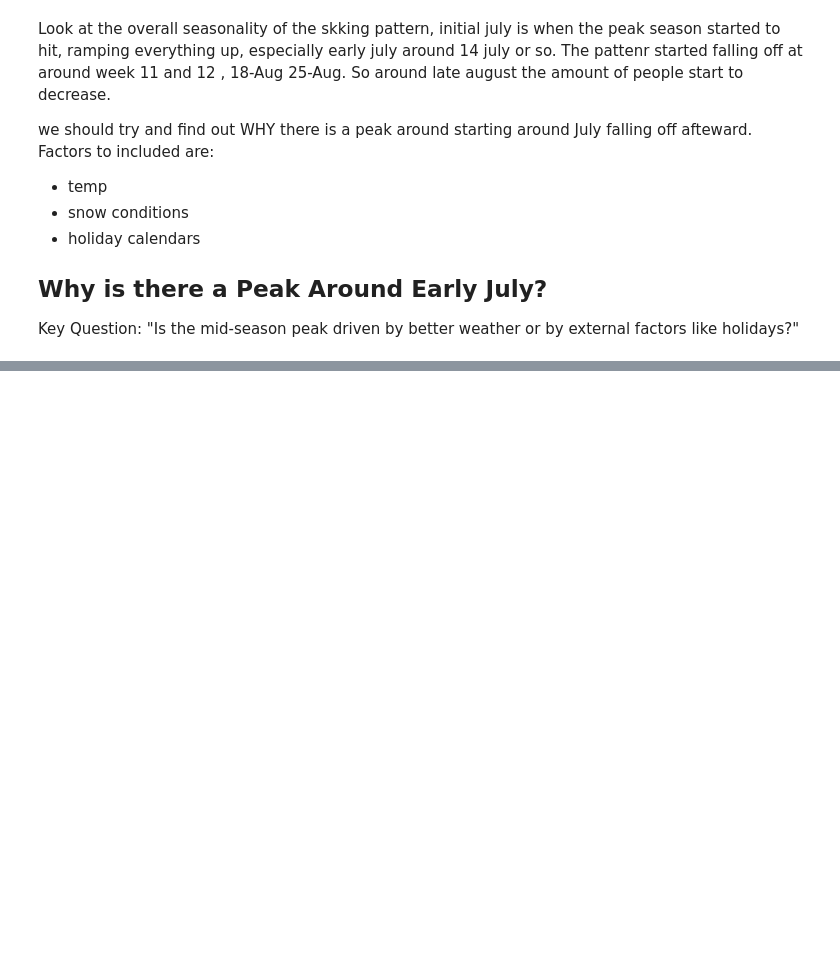
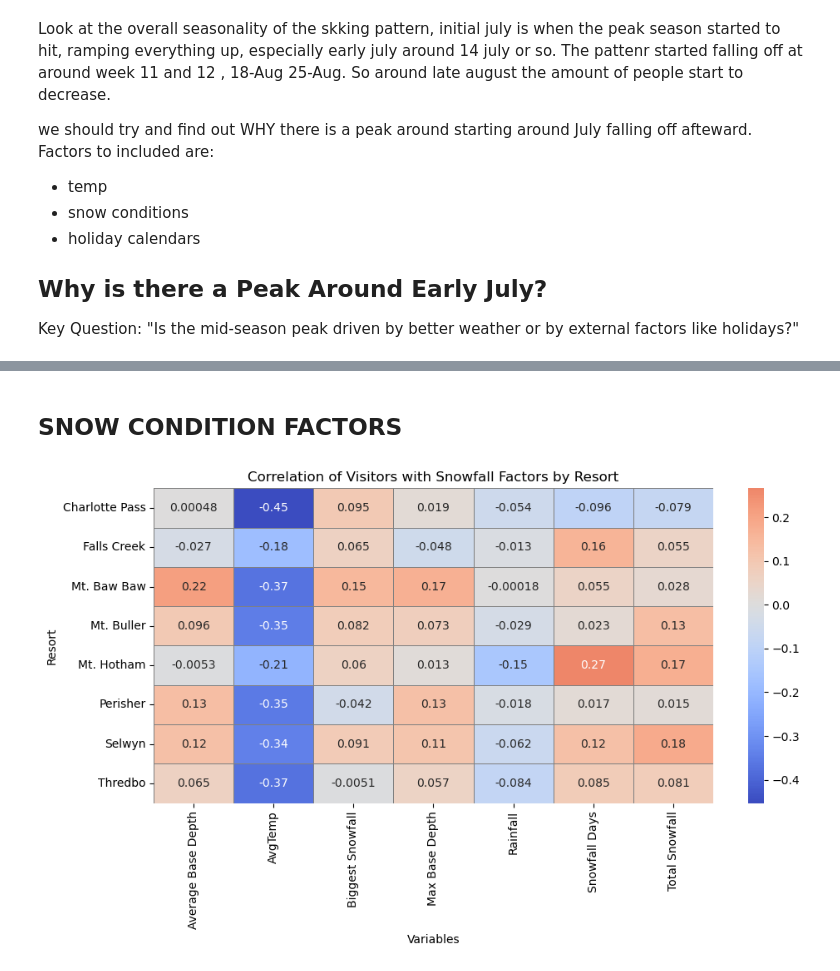
Before and after one commit to vathana-khun/inter-uni-datathon, a Jupyter notebook: visitor_analysis.ipynb, the cells around one changed output, grey strips where cells are left out. Cells and saved outputs as stored; diff of their text form; code cells hidden in the pictures; blank space fills up the shorter version.

```diff
--- a/visitor_analysis.ipynb
+++ b/visitor_analysis.ipynb
@@ -169 +228,64 @@ When the temp sit at it's lowest around the july there are more people going the
 we can try to use the average snow depth as a good appromixator of snow condition.
+# %% [markdown]
+## SNOW CONDITION FACTORS
+# %%
+
+cols_of_interest = [
+    'Visitors',
+    'Rainfall',
+    'Total Snowfall',
+    'Snowfall Days',
+    'Average Base Depth',
+    'Max Base Depth',
+    'Biggest Snowfall',
+    'AvgTemp',
+    'Resort'
+]
+
+# Filter and drop missing data
+df_sub = df[~df["Year"].isin([2020,2021])][cols_of_interest].dropna().copy()
+
+# Prepare list to collect rows for the final DataFrame
+rows = []
+
+# Group by resort and compute correlations
+for resort, group in df_sub.groupby('Resort'):
+    corr_matrix = group.drop(columns='Resort').corr()
+    if 'Visitors' in corr_matrix.columns:
+        visitors_corr = corr_matrix.loc['Visitors'].drop('Visitors')  # correlations with Visitors excluding self
+        for variable, corr_value in visitors_corr.items():
+            rows.append({
+                'Resort': resort,
+                'Variable': variable,
+                'Correlation_with_Visitors': corr_value
+            })
+
+# Create a DataFrame from the collected rows
+visitors_corr_df = pd.DataFrame(rows)
+
+# Display the result
+visitors_corr_df
+# Pivot to make variables columns and resorts rows
+corr_table = visitors_corr_df.pivot(index='Resort', columns='Variable', values='Correlation_with_Visitors').reset_index()
+
+corr_table
+# Set Resort as the index (for better heatmap display)
+corr_table.set_index('Resort', inplace=True)
+
+plt.figure(figsize=(10, 6))
+sns.heatmap(
+    corr_table,
+    annot=True,
+    cmap='coolwarm',
+    center=0,         # center the colormap at zero for positive/negative correlation clarity
+    linewidths=0.5,
+    linecolor='gray'
+)
+
+plt.title('Correlation of Visitors with Snowfall Factors by Resort')
+plt.ylabel('Resort')
+plt.xlabel('Variables')
+plt.tight_layout()
+plt.show()
+# %% [output]
+[figure, added]
```
Also changed, not shown: parts of 10 cells of this notebook.
